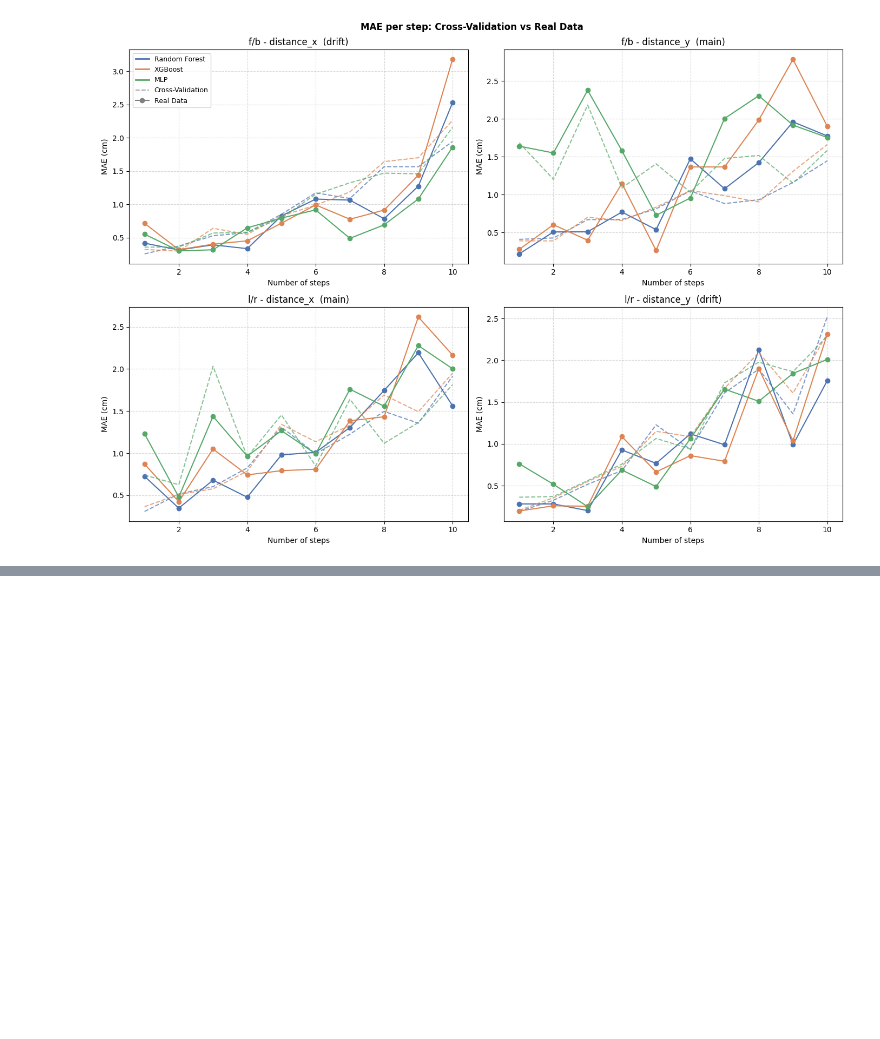
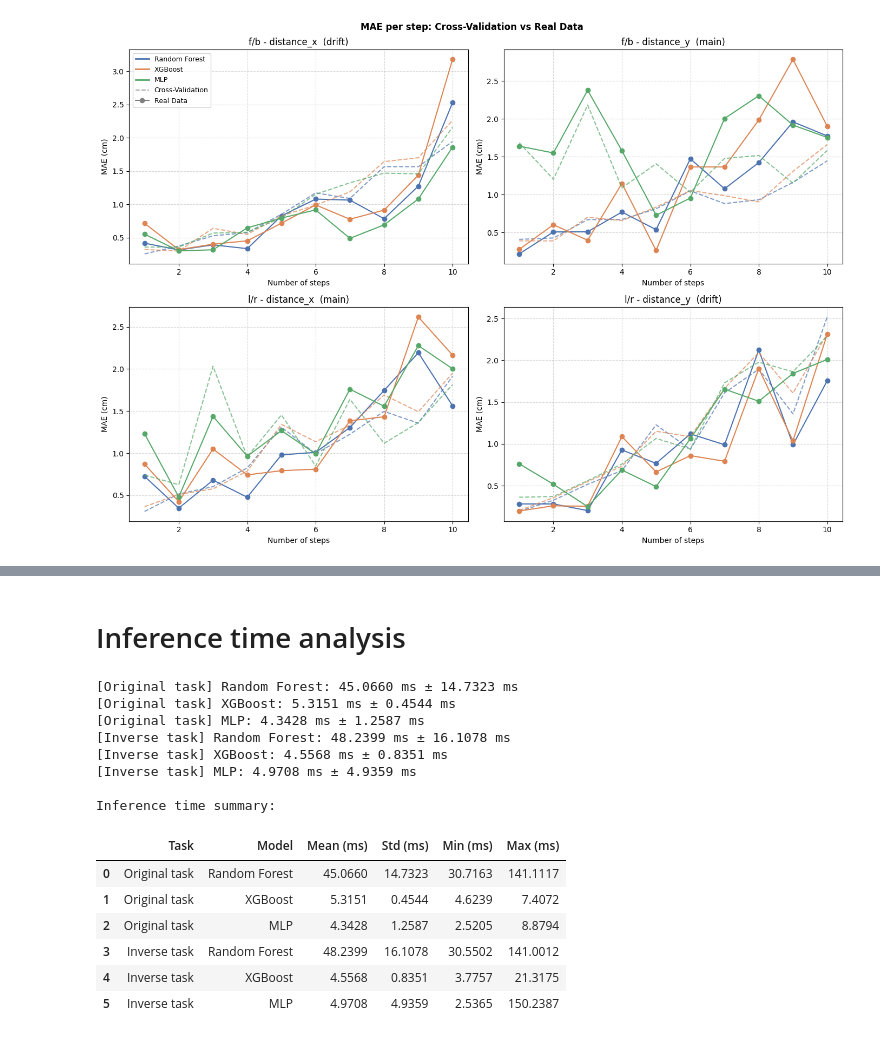
Before and after one commit to unibo-dslab-projects/RiccardoCarta-robot-odometry-estimation, a Jupyter notebook: models/ModelsRobotDog.ipynb, the cells around one changed output, grey strips where cells are left out. Drawn from its saved outputs; the diff is of its cells as text; code cells hidden in the pictures; blank space fills up the shorter version.

```diff
--- a/models/ModelsRobotDog.ipynb
+++ b/models/ModelsRobotDog.ipynb
@@ -758,0 +918,55 @@ plt.show()
+# %% [markdown]
+# Inference time analysis
+# %%
+import time
+
+N_REPS = 1000
+WARMUP = 20
+sample_orig = X.iloc[[0]]
+sample_inv = X_inv.iloc[[0]]
+
+inf_results = []
+
+for task_label, model_dict, sample in [
+    ("Original task", models, sample_orig),
+    ("Inverse task", models_inv, sample_inv),
+]:
+    for name, pipeline in model_dict.items():
+        for _ in range(WARMUP): # Added to avoid abnormal times at first start
+            pipeline.predict(sample)
+
+        times = []
+        for _ in range(N_REPS):
+            t0 = time.perf_counter()
+            pipeline.predict(sample)
+            times.append((time.perf_counter() - t0) * 1000)
+
+        inf_results.append({
+            "Task": task_label,
+            "Model": name,
+            "Mean (ms)": round(np.mean(times), 4),
+            "Std (ms)": round(np.std(times), 4), # Standard deviation
+            "Min (ms)": round(np.min(times), 4),
+            "Max (ms)": round(np.max(times), 4),
+        })
+        print(f"[{task_label}] {name}: "f"{np.mean(times):.4f} ms \u00b1 {np.std(times):.4f} ms")
+
+df_inf = pd.DataFrame(inf_results)
+print("\nInference time summary:\n")
+display(df_inf)
+# %% [output]
+[Original task] Random Forest: 45.0660 ms ± 14.7323 ms
+[Original task] XGBoost: 5.3151 ms ± 0.4544 ms
+[Original task] MLP: 4.3428 ms ± 1.2587 ms
+[Inverse task] Random Forest: 48.2399 ms ± 16.1078 ms
+[Inverse task] XGBoost: 4.5568 ms ± 0.8351 ms
+[Inverse task] MLP: 4.9708 ms ± 4.9359 ms
+
+Inference time summary:
+|  | Task | Model | Mean (ms) | Std (ms) | Min (ms) | Max (ms) |
+| 0 | Original task | Random Forest | 45.0660 | 14.7323 | 30.7163 | 141.1117 |
+| 1 | Original task | XGBoost | 5.3151 | 0.4544 | 4.6239 | 7.4072 |
+| 2 | Original task | MLP | 4.3428 | 1.2587 | 2.5205 | 8.8794 |
+| 3 | Inverse task | Random Forest | 48.2399 | 16.1078 | 30.5502 | 141.0012 |
+| 4 | Inverse task | XGBoost | 4.5568 | 0.8351 | 3.7757 | 21.3175 |
+| 5 | Inverse task | MLP | 4.9708 | 4.9359 | 2.5365 | 150.2387 |
```
Also changed, not shown: parts of 9 cells of this notebook.
